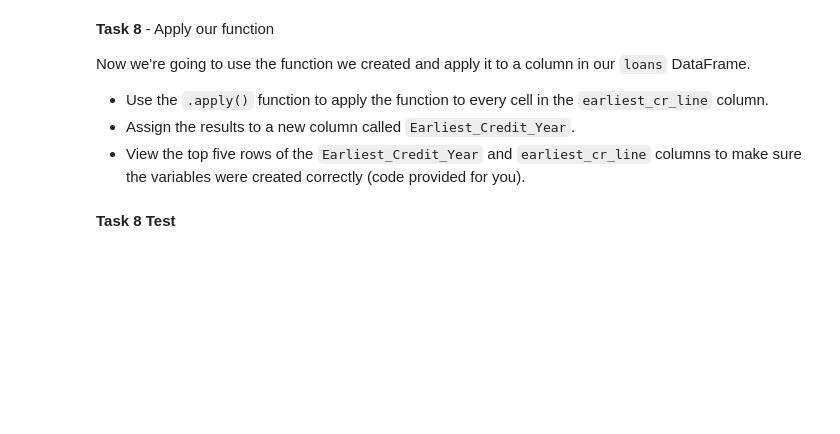
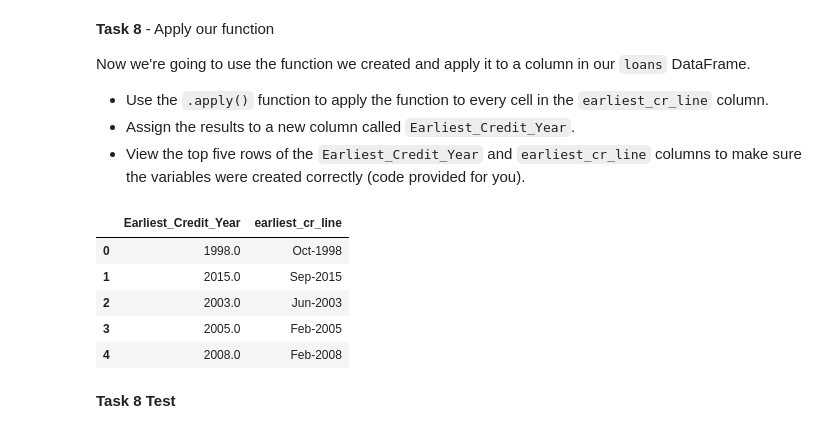
Before and after one commit to LycheeCocoa/DS-Unit-1-Sprint-1-Data-Wrangling-and-Storytelling, a Jupyter notebook: module2-make-features/LS_DS_112_Make_Features_Assignment_AG.ipynb, the cells around one changed output. Saved outputs shown, nothing was run; the diff lists cells and outputs as text; code cells hidden in the pictures; blank space fills up the shorter version.

```diff
--- a/module2-make-features/LS_DS_112_Make_Features_Assignment_AG.ipynb
+++ b/module2-make-features/LS_DS_112_Make_Features_Assignment_AG.ipynb
@@ -251,8 +257,9 @@ The `credit` variable has been created for you with the value 'Jun-1979'
 credit = 'Jun-1979'
 
 # YOUR CODE HERE
-raise NotImplementedError()
-
+fields = credit.split('-')
+month = fields[0]
+year = fields[1]
 # Look at the year variable both as a string and as a float
 print('String: ', year)
 print('Float: ', float(year))
@@ -278,11 +288,13 @@ Use your answer from **Task 6** to write a function called `credit_yr` that take
 
 # Complete the function definition
 def credit_yr(cell_contents):
-# YOUR CODE HERE
-raise NotImplementedError()
+    fields = cell_contents.split('-')
+    year = fields[1]
+    return float(year)
+
 
 # Print your year_function variable
-year_function
+year_function = credit_yr('Jun-1979')
 # %% [markdown]
 **Task 7 Test**
 # %%
@@ -302,13 +314,20 @@ Now we're going to use the function we created and apply it to a column in our `
 # %%
 # Task 8
 
 loans = loans.copy()
 
 # YOUR CODE HERE
-raise NotImplementedError()
+loans["Earliest_Credit_Year"] = loans['earliest_cr_line'].apply(credit_yr)
 
 # Print your columns
 loans[['Earliest_Credit_Year','earliest_cr_line']].head()
+# %% [output]
+|  | Earliest_Credit_Year | earliest_cr_line |
+| 0 | 1998.0 | Oct-1998 |
+| 1 | 2015.0 | Sep-2015 |
+| 2 | 2003.0 | Jun-2003 |
+| 3 | 2005.0 | Feb-2005 |
+| 4 | 2008.0 | Feb-2008 |
 # %% [markdown]
 **Task 8 Test**
 # %%
```
Also changed, not shown: parts of 6 cells of this notebook.
